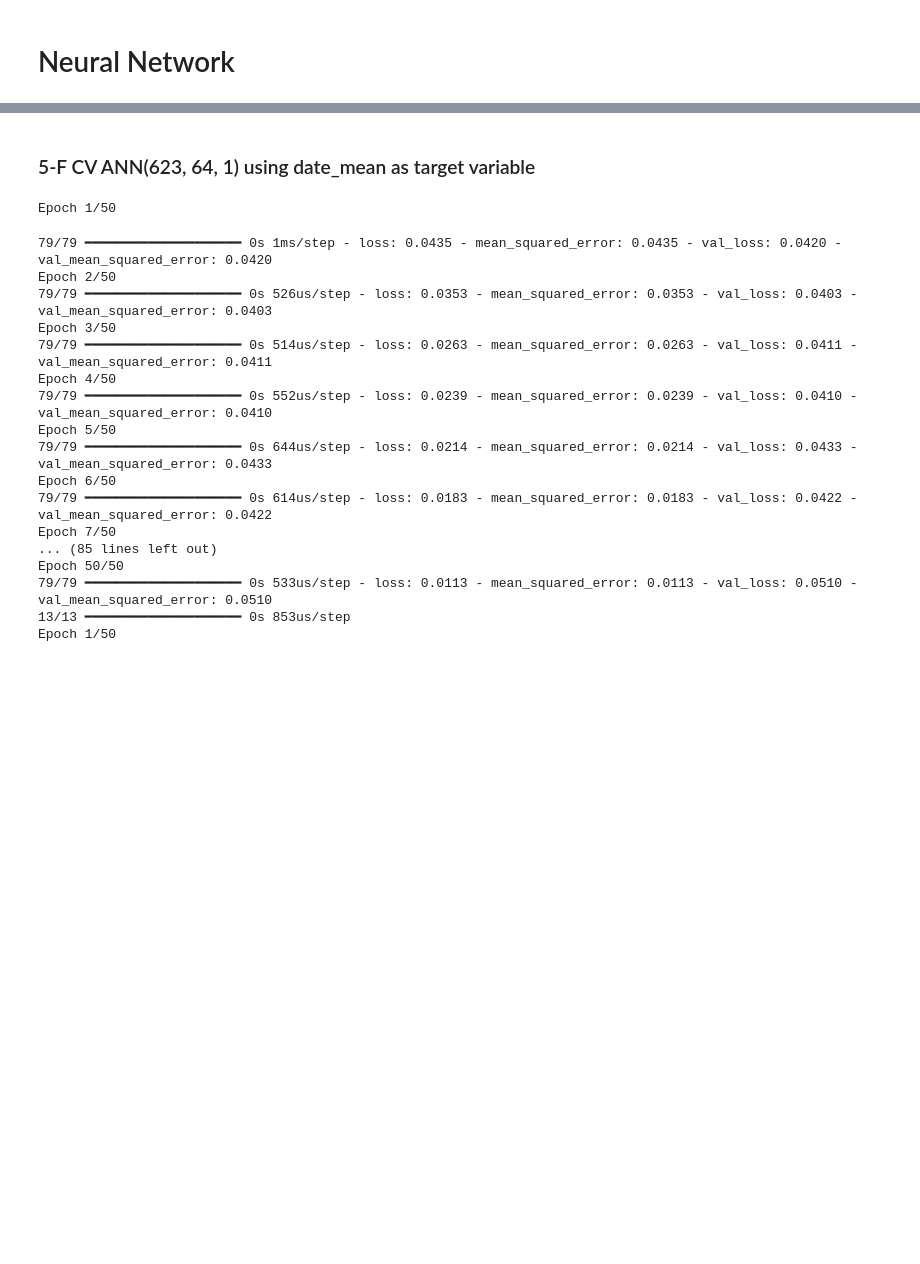
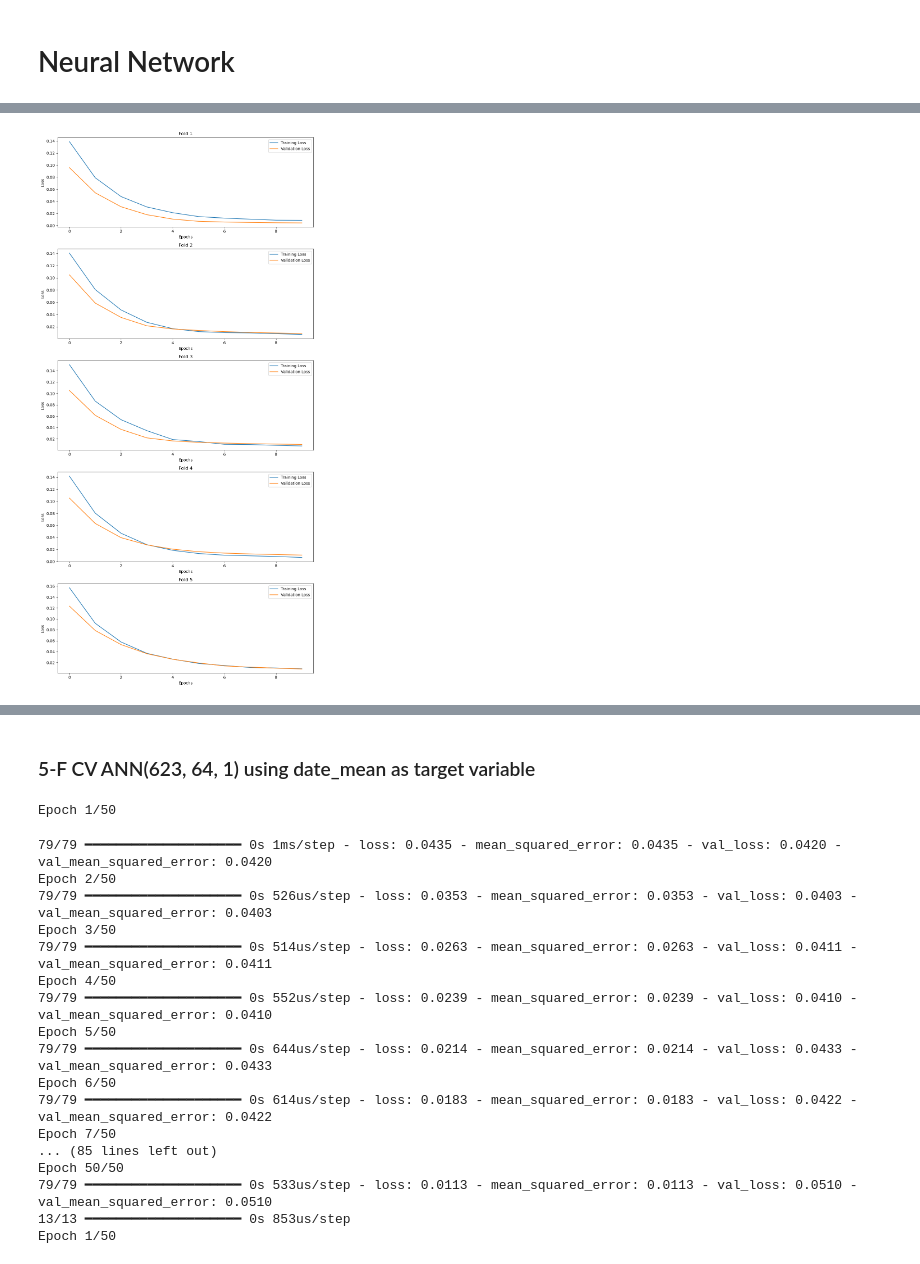
Before and after one commit to johnvelgakis/ChronologicalAttribution, a Jupyter notebook: ChronologicalAttribution.ipynb, the cells around one changed output, grey strips where cells are left out. Drawn from its saved outputs; the diff is of its cells as text; code cells hidden in the pictures; blank space fills up the shorter version.

```diff
--- a/ChronologicalAttribution.ipynb
+++ b/ChronologicalAttribution.ipynb
@@ -134,3 +151,3 @@ date_mean_test = df.loc[~df.index.isin(train_indices), 'date_mean']
 # %%
 # Text vectorization
-X_train_vect, X_test_vect = utils.ngram_vectorize(X_train, date_mean_train, X_test)
+X_train_vect, X_test_vect = utils.ngram_vectorize(X_train, X_test)
@@ -194,0 +184,81 @@ print(y_tr.shape)
+# %%
+from sklearn.model_selection import KFold
+import keras
+import matplotlib.pyplot as plt
+import numpy as np
+from keras.models import Sequential
+from keras.layers import Dense
+from keras.optimizers import SGD
+
+# Custom RMSE function
+def rmse_custom(y_true, y_pred):
+    e = tf.where(
+        y_pred[:, 0] < y_true[:, 0],
+        y_true[:, 0] - y_pred[:, 0],
+        tf.where(
+            y_pred[:, 1] > y_true[:, 1],
+            y_pred[:, 1] - y_true[:, 1],
+            tf.zeros_like(y_pred[:, 0])
+        )
+    )
+    return tf.sqrt(tf.reduce_mean(tf.square(e)))
+
+rmseTrain = []
+rmseValidation = []
+kfold = KFold(n_splits=5, shuffle=True, random_state=42)
+
+fig, axs = plt.subplots(5, figsize=(10, 20))
+
+for i, (train, test) in enumerate(kfold.split(X_train_vect)):
+    X_train_fold, X_test_fold = X_train_vect[train], X_train_vect[test]
+    y_train_fold, y_test_fold = scaled_labels_train[train], scaled_labels_train[test]
+
+    # Define the model
+    model = Sequential()
+    model.add(Dense(64, input_dim=X_train_vect.shape[1], activation='relu'))
+    model.add(Dense(2, activation='linear'))
+
+    # Compile the model with SGD optimizer
+    optimizer = SGD(learning_rate=0.005, momentum=0.0, nesterov=False)
+    model.compile(loss=rmse_custom, optimizer=optimizer)
+
+    # Fit the model
+    history = model.fit(X_train_fold,
+                        y_train_fold,
+                        validation_data=(X_test_fold, y_test_fold),
+                        epochs=10,
+                        batch_size=32,
+                        verbose=0)
+
+    # Plot the loss
+    axs[i].plot(history.history['loss'], label='Training Loss')
+    axs[i].plot(history.history['val_loss'], label='Validation Loss')
+    axs[i].set_title(f'Fold {i+1}')
+    axs[i].set_xlabel('Epochs')
+    axs[i].set_ylabel('Loss')
+    axs[i].legend()
+
+    # Evaluate the model
+    scores = model.evaluate(X_test_fold, y_test_fold)
+    rmseValidation.append(scores)
+    print(f'Fold: {i+1}, Validation RMSE: {scores:.3f}')
+
+    # Store training loss
+    rmseTrain.append(history.history['loss'])
+    rmseValidation.append(history.history['val_loss'])
+
+plt.tight_layout()
+plt.show()
+
+# Plot all training losses
+plt.figure(figsize=(10, 5))
+for i in range(len(rmseTrain)):
+    plt.plot(rmseTrain[i], label=f'Fold {i+1}')
+plt.title('Training Losses for All Folds')
+plt.xlabel('Epochs')
+plt.ylabel('Loss')
+plt.legend()
+plt.show()
+
+model.summary()
+# %% [output]
@@ -194,0 +275 @@ print(y_tr.shape)
+[figure, added]
```
Also changed, not shown: parts of 27 cells of this notebook, 2 other files.
